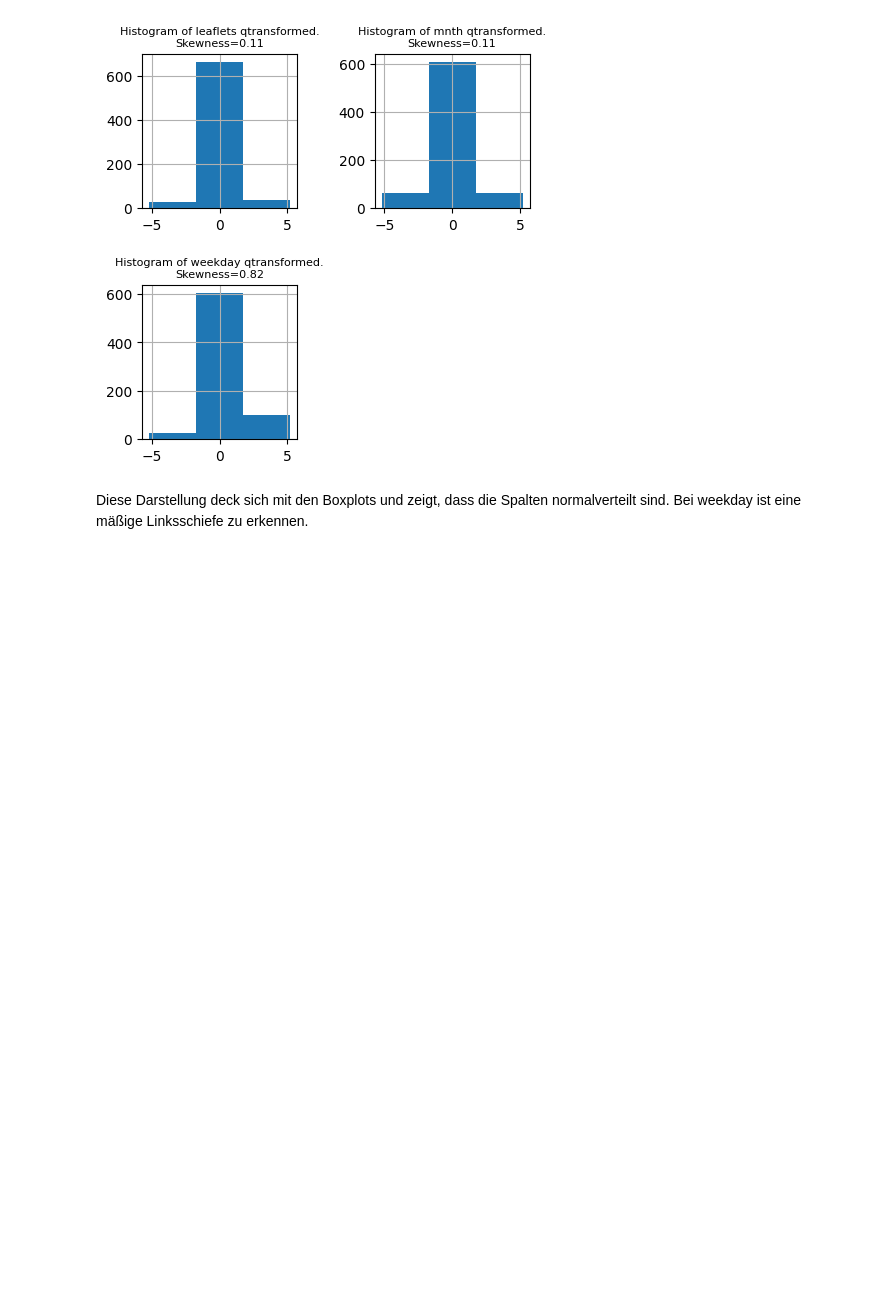
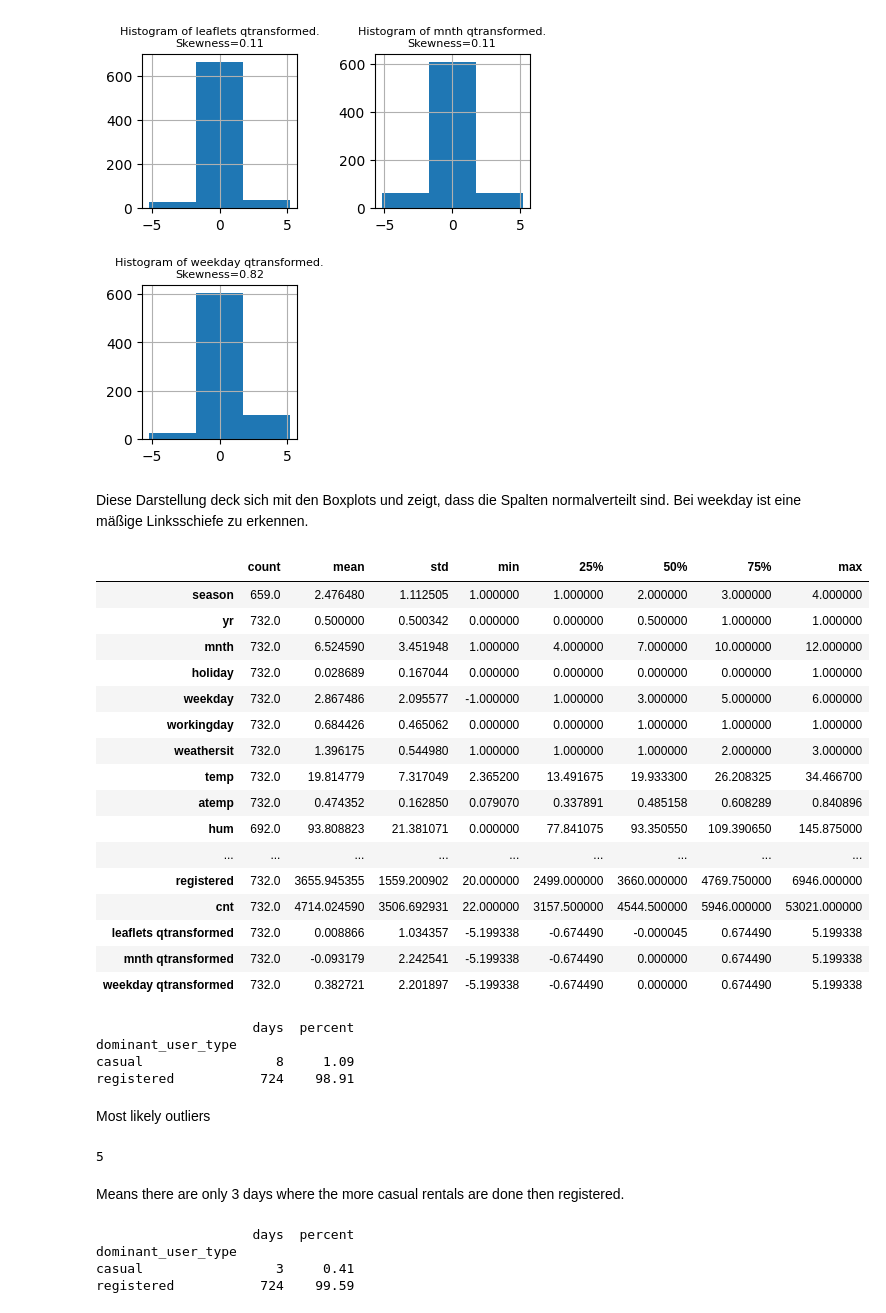
Before and after one commit to DavidRmn/introduction-data-science, a Jupyter notebook: project/task_1.ipynb, the cells around one changed output. Drawn from its saved outputs; the diff is of its cells as text; code cells hidden in the pictures; blank space fills up the shorter version.

```diff
--- a/project/task_1.ipynb
+++ b/project/task_1.ipynb
@@ -363,3 +363,23 @@ plt.show()
 [figure]
 # %% [markdown]
 Diese Darstellung deck sich mit den Boxplots und zeigt, dass die Spalten normalverteilt sind. Bei weekday ist eine mäßige Linksschiefe zu erkennen.
+# %%
+data.describe().T
+# %% [output]
+|  | count | mean | std | min | 25% | 50% | 75% | max |
+| season | 659.0 | 2.476480 | 1.112505 | 1.000000 | 1.000000 | 2.000000 | 3.000000 | 4.000000 |
+| yr | 732.0 | 0.500000 | 0.500342 | 0.000000 | 0.000000 | 0.500000 | 1.000000 | 1.000000 |
+| mnth | 732.0 | 6.524590 | 3.451948 | 1.000000 | 4.000000 | 7.000000 | 10.000000 | 12.000000 |
+| holiday | 732.0 | 0.028689 | 0.167044 | 0.000000 | 0.000000 | 0.000000 | 0.000000 | 1.000000 |
+| weekday | 732.0 | 2.867486 | 2.095577 | -1.000000 | 1.000000 | 3.000000 | 5.000000 | 6.000000 |
+| workingday | 732.0 | 0.684426 | 0.465062 | 0.000000 | 0.000000 | 1.000000 | 1.000000 | 1.000000 |
+| weathersit | 732.0 | 1.396175 | 0.544980 | 1.000000 | 1.000000 | 1.000000 | 2.000000 | 3.000000 |
+| temp | 732.0 | 19.814779 | 7.317049 | 2.365200 | 13.491675 | 19.933300 | 26.208325 | 34.466700 |
+| atemp | 732.0 | 0.474352 | 0.162850 | 0.079070 | 0.337891 | 0.485158 | 0.608289 | 0.840896 |
+| hum | 692.0 | 93.808823 | 21.381071 | 0.000000 | 77.841075 | 93.350550 | 109.390650 | 145.875000 |
+| ... | ... | ... | ... | ... | ... | ... | ... | ... |
+| registered | 732.0 | 3655.945355 | 1559.200902 | 20.000000 | 2499.000000 | 3660.000000 | 4769.750000 | 6946.000000 |
+| cnt | 732.0 | 4714.024590 | 3506.692931 | 22.000000 | 3157.500000 | 4544.500000 | 5946.000000 | 53021.000000 |
+| leaflets qtransformed | 732.0 | 0.008866 | 1.034357 | -5.199338 | -0.674490 | -0.000045 | 0.674490 | 5.199338 |
+| mnth qtransformed | 732.0 | -0.093179 | 2.242541 | -5.199338 | -0.674490 | 0.000000 | 0.674490 | 5.199338 |
+| weekday qtransformed | 732.0 | 0.382721 | 2.201897 | -5.199338 | -0.674490 | 0.000000 | 0.674490 | 5.199338 |
@@ -365,0 +388,17 @@ Diese Darstellung deck sich mit den Boxplots und zeigt, dass die Spalten normalv
+# %%
+df = pd.DataFrame({'days': data.groupby('dominant_user_type').size()})
+df['percent'] = df.apply(lambda x : round((x / len(data))*100, 2), axis=1)
+print(df)
+# %% [output]
+                    days  percent
+dominant_user_type
+casual                 8     1.09
+registered           724    98.91
+# %% [markdown]
+Most likely outliers
+# %%
+sum(data['casual'] >= 25000)
+# %% [output]
+5
+# %% [markdown]
+Means there are only 3 days where the more casual rentals are done then registered.
@@ -365,0 +407,9 @@ Diese Darstellung deck sich mit den Boxplots und zeigt, dass die Spalten normalv
+# %%
+df = pd.DataFrame({'days': data.groupby('dominant_user_type').size()})
+df['percent'] = df.apply(lambda x : round((x / len(data))*100, 2), axis=1)
+print(df)
+# %% [output]
+                    days  percent
+dominant_user_type
+casual                 3     0.41
+registered           724    99.59
```
Also changed, not shown: parts of 7 cells of this notebook, 3 other files.
